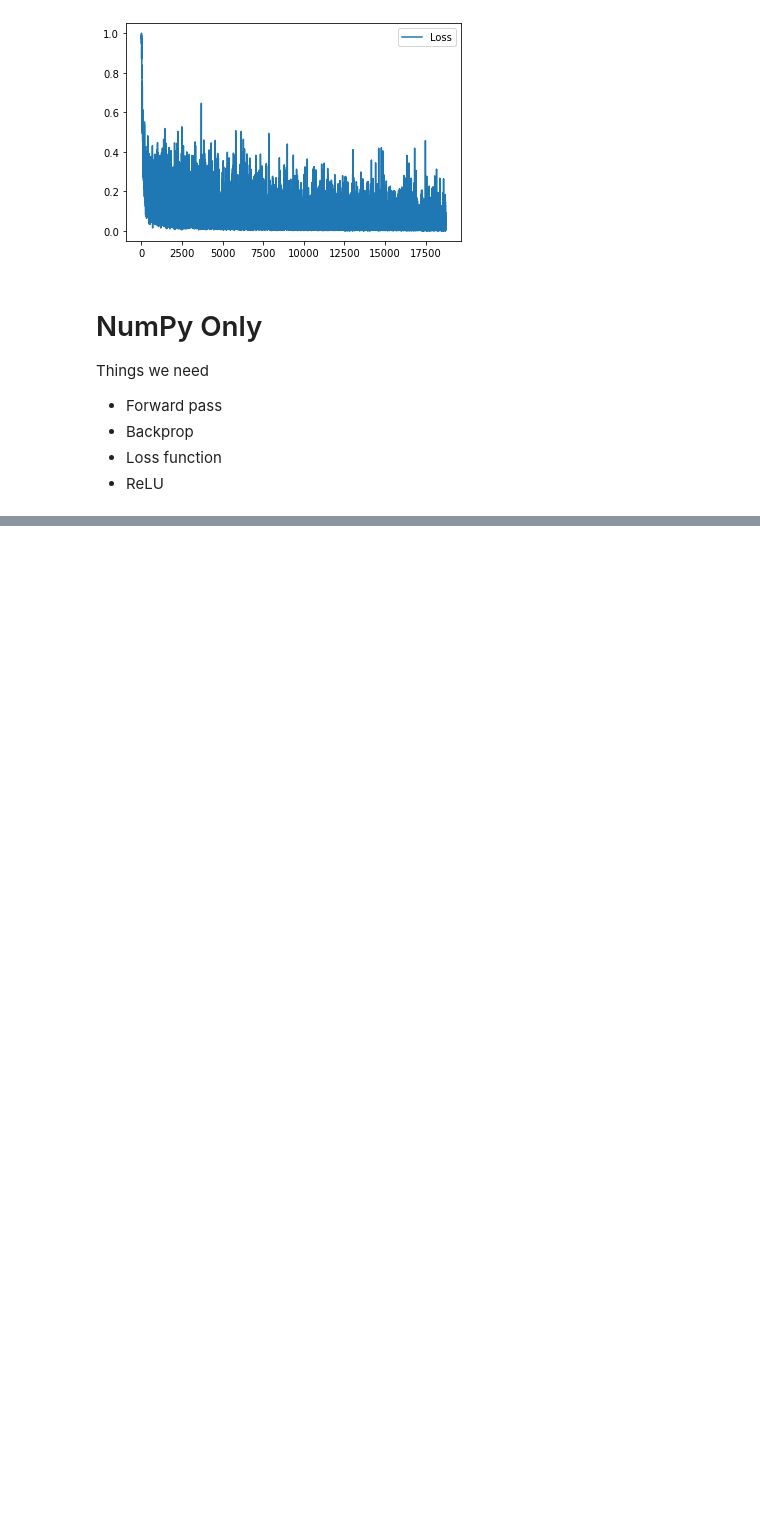
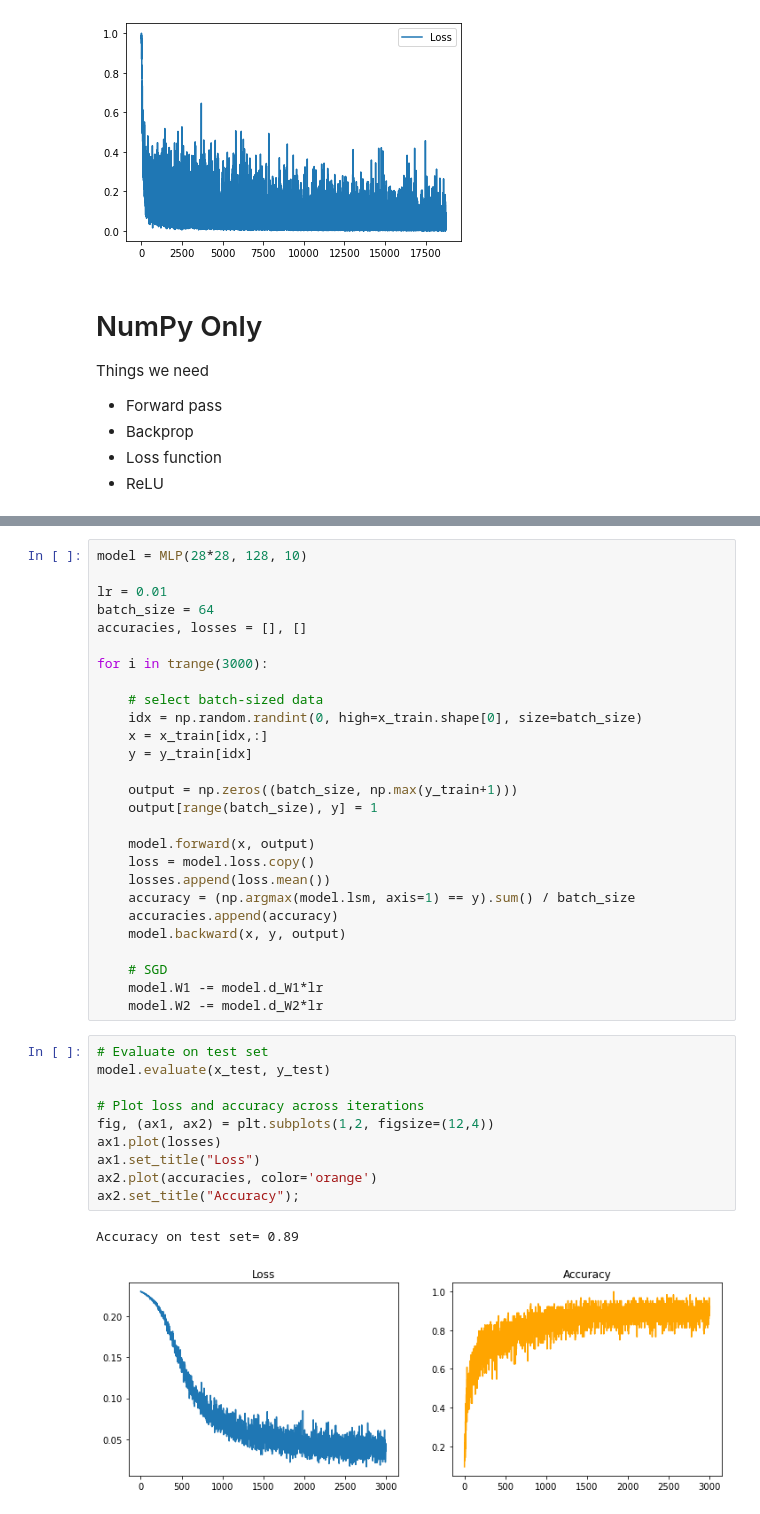
Before and after one commit to SamGijsen/MNIST_in_NumPy, a Jupyter notebook: MNIST_from_scratch.ipynb, the cells around one changed output, grey strips where cells are left out. Saved outputs shown, nothing was run; the diff lists cells and outputs as text; blank space fills up the shorter version.

```diff
--- a/MNIST_from_scratch.ipynb
+++ b/MNIST_from_scratch.ipynb
@@ -184,0 +240,40 @@ class MLP:
+# %%
+model = MLP(28*28, 128, 10)
+
+lr = 0.01
+batch_size = 64
+accuracies, losses = [], []
+
+for i in trange(3000):
+
+    # select batch-sized data
+    idx = np.random.randint(0, high=x_train.shape[0], size=batch_size)
+    x = x_train[idx,:]
+    y = y_train[idx]
+
+    output = np.zeros((batch_size, np.max(y_train+1)))
+    output[range(batch_size), y] = 1
+
+    model.forward(x, output)
+    loss = model.loss.copy()
+    losses.append(loss.mean())
+    accuracy = (np.argmax(model.lsm, axis=1) == y).sum() / batch_size
+    accuracies.append(accuracy)
+    model.backward(x, y, output)
+
+    # SGD
+    model.W1 -= model.d_W1*lr
+    model.W2 -= model.d_W2*lr
+# %%
+# Evaluate on test set
+model.evaluate(x_test, y_test)
+
+# Plot loss and accuracy across iterations
+fig, (ax1, ax2) = plt.subplots(1,2, figsize=(12,4))
+ax1.plot(losses)
+ax1.set_title("Loss")
+ax2.plot(accuracies, color='orange')
+ax2.set_title("Accuracy");
+# %% [output]
+Accuracy on test set= 0.89
+[figure, added]
```
Also changed, not shown: parts of 10 cells of this notebook.
